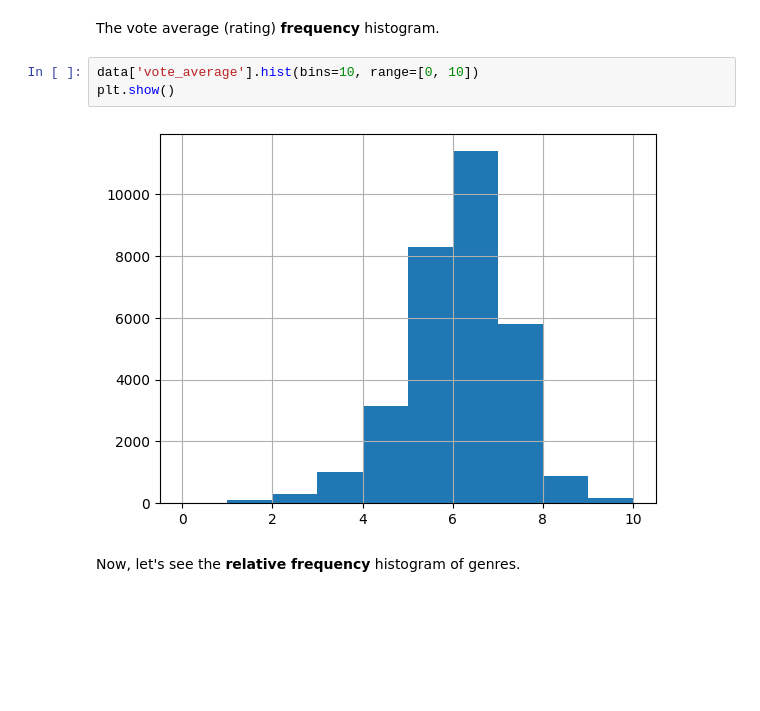
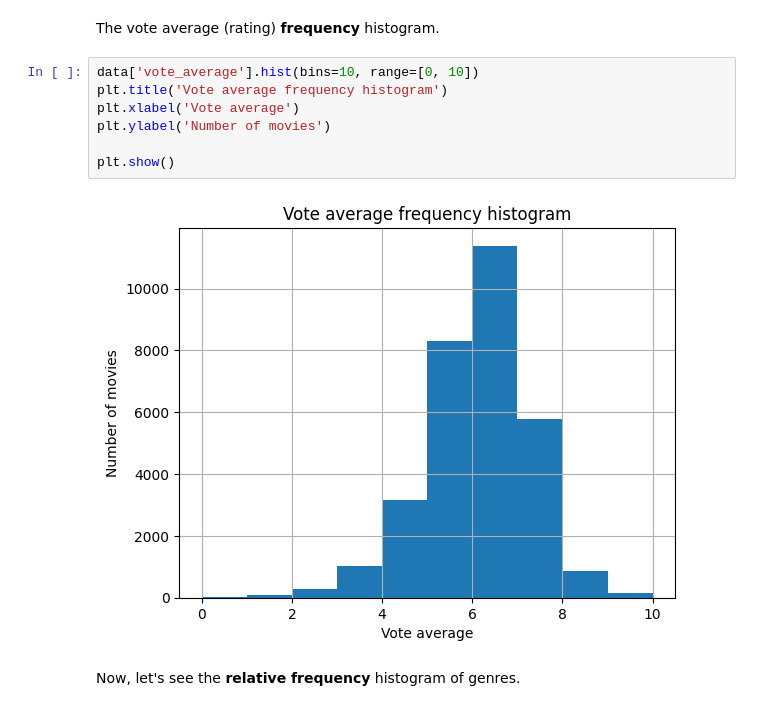
Before and after one commit to kevinkliimask/ids2022, a Jupyter notebook: Final_notebook_demo.ipynb, the cells around one changed output. Saved outputs shown, nothing was run; the diff lists cells and outputs as text; blank space fills up the shorter version.

```diff
--- a/Final_notebook_demo.ipynb
+++ b/Final_notebook_demo.ipynb
@@ -159,9 +163,13 @@ plt.show()
 The vote average (rating) **frequency** histogram.
 # %%
 data['vote_average'].hist(bins=10, range=[0, 10])
+plt.title('Vote average frequency histogram')
+plt.xlabel('Vote average')
+plt.ylabel('Number of movies')
+
 plt.show()
 # %% [output]
-[figure, old version]
+[figure, new version]
 # %% [markdown]
 Now, let's see the **relative frequency** histogram of genres.
 # %%
```
Also changed, not shown: parts of 9 cells of this notebook.
